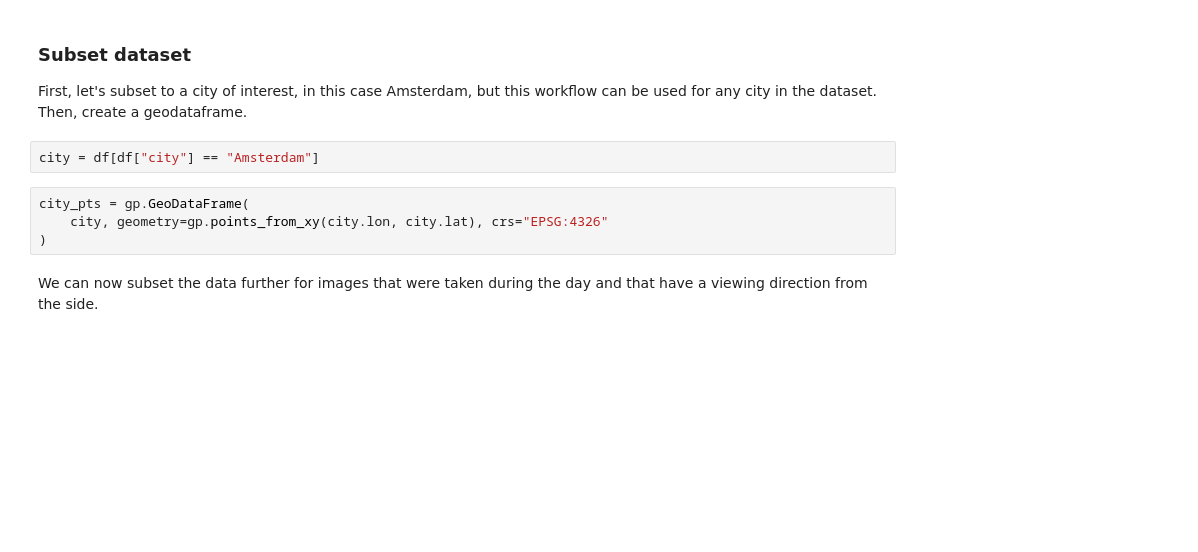
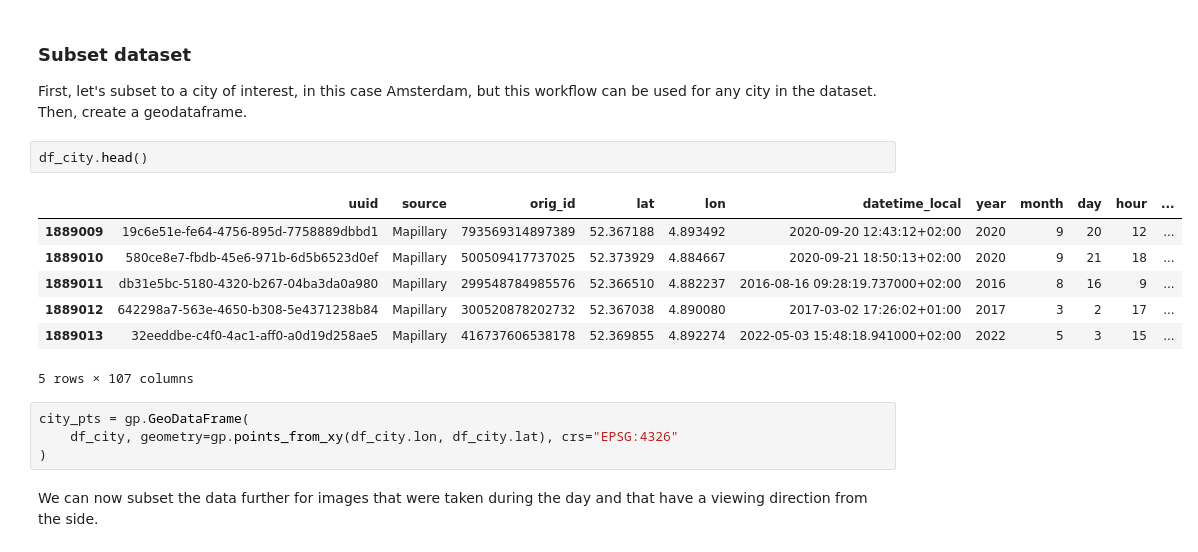
Before and after one commit to Urban-M4/streetscapes, a Jupyter notebook: notebooks/plot_city.ipynb, the cells around one changed output. Cells and saved outputs as stored; diff of their text form; blank space fills up the shorter version.

```diff
--- a/notebooks/plot_city.ipynb
+++ b/notebooks/plot_city.ipynb
@@ -25,11 +24,19 @@ df = pd.read_parquet(conf.OUTPUT_DIR / "amsterdam-all.parquet")
 ### Subset dataset
 
 First, let's subset to a city of interest, in this case Amsterdam, but this workflow can be used for any city in the dataset. Then, create a geodataframe.
-# %%
-city = df[df["city"] == "Amsterdam"]
+# %%
+df_city.head()
+# %% [output]
+|  | uuid | source | orig_id | lat | lon | datetime_local | year | month | day | hour | ... |
+| 1889009 | 19c6e51e-fe64-4756-895d-7758889dbbd1 | Mapillary | 793569314897389 | 52.367188 | 4.893492 | 2020-09-20 12:43:12+02:00 | 2020 | 9 | 20 | 12 | ... |
+| 1889010 | 580ce8e7-fbdb-45e6-971b-6d5b6523d0ef | Mapillary | 500509417737025 | 52.373929 | 4.884667 | 2020-09-21 18:50:13+02:00 | 2020 | 9 | 21 | 18 | ... |
+| 1889011 | db31e5bc-5180-4320-b267-04ba3da0a980 | Mapillary | 299548784985576 | 52.366510 | 4.882237 | 2016-08-16 09:28:19.737000+02:00 | 2016 | 8 | 16 | 9 | ... |
+| 1889012 | 642298a7-563e-4650-b308-5e4371238b84 | Mapillary | 300520878202732 | 52.367038 | 4.890080 | 2017-03-02 17:26:02+01:00 | 2017 | 3 | 2 | 17 | ... |
+| 1889013 | 32eeddbe-c4f0-4ac1-aff0-a0d19d258ae5 | Mapillary | 416737606538178 | 52.369855 | 4.892274 | 2022-05-03 15:48:18.941000+02:00 | 2022 | 5 | 3 | 15 | ... |
+5 rows × 107 columns
 # %%
 city_pts = gp.GeoDataFrame(
-    city, geometry=gp.points_from_xy(city.lon, city.lat), crs="EPSG:4326"
+    df_city, geometry=gp.points_from_xy(df_city.lon, df_city.lat), crs="EPSG:4326"
 )
 # %% [markdown]
 We can now subset the data further for images that were taken during the day and that have a viewing direction from the side.
```
Also changed, not shown: parts of 5 cells of this notebook, 13 other files.
